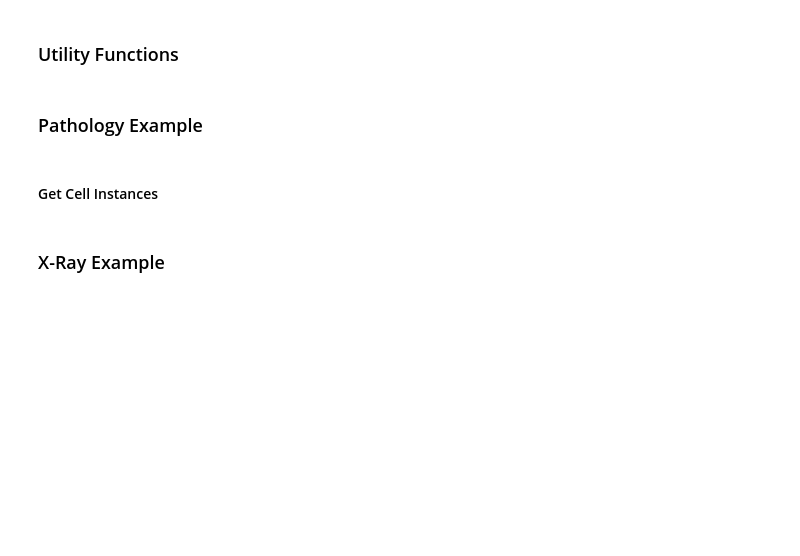
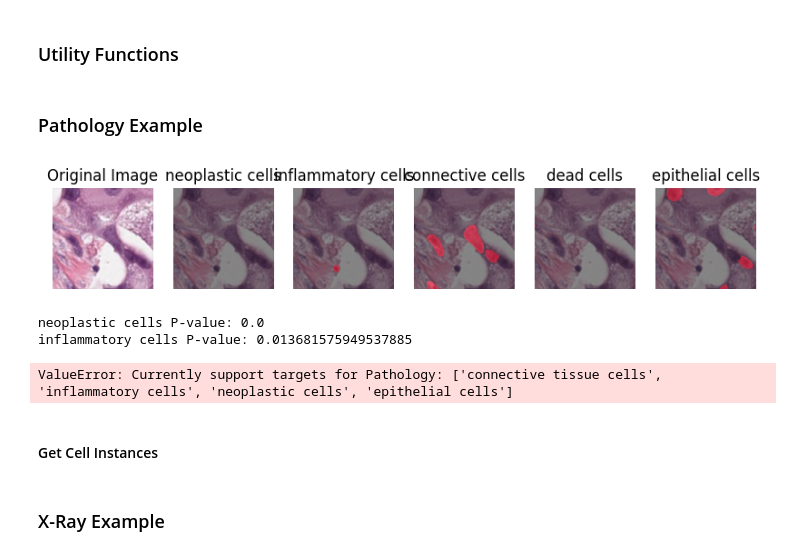
Before and after one commit to onestarYX/BiomedParse, a Jupyter notebook: inference_examples_RGB.ipynb, the cells around one changed output. Drawn from its saved outputs; the diff is of its cells as text; code cells hidden in the pictures; blank space fills up the shorter version.

Commit message:
different prompts matching same mask not allowed anymore; eval_pannuke.py y also added post-processing

```diff
--- a/inference_examples_RGB.ipynb
+++ b/inference_examples_RGB.ipynb
@@ -60,6 +64,7 @@ import json
 import matplotlib.pyplot as plt
 
 from inference_utils.processing_utils import read_rgb
+from inference_utils.output_processing import combine_masks
 
 
 def inference_rgb(file_path, text_prompts):
@@ -67,10 +72,17 @@ def inference_rgb(file_path, text_prompts):
 
     pred_mask = interactive_infer_image(model, Image.fromarray(image), text_prompts)
 
+    prompt_mask = {k: pred_mask[i] for i, k in enumerate(text_prompts)}
+    resolved_mask = combine_masks(prompt_mask)
+
+    new_mask = np.zeros_like(pred_mask).astype(np.uint8)
+    for k, mask in resolved_mask.items():
+        idx = text_prompts.index(k)
+        new_mask[idx] = mask
     # Plot feature over image
-    plot_segmentation_masks(image, pred_mask, text_prompts)
+    plot_segmentation_masks(image, new_mask, text_prompts)
 
-    return image, pred_mask
+    return image, new_mask
 # %% [markdown]
 ### Pathology Example
 # %%
@@ -87,13 +99,18 @@ for i in range(len(pred_mask)):
     print(f'{text_prompt[i]} P-value: {adj_pvalue}')
 # %%
 image_path = '/nfs/turbo/coe-stellayu-extra/yixing/LGCell/datasets/pannuke/Images/1_9.png'
-text_prompt = ['neoplastic cells', 'inflammatory cells', 'connective tissue cells', 'dead cells', 'epithelial cells']
+text_prompt = ['neoplastic cells', 'inflammatory cells', 'connective cells', 'dead cells', 'epithelial cells']
 
 image, pred_mask = inference_rgb(image_path, text_prompt)
 
 for i in range(len(pred_mask)):
     adj_pvalue = check_mask_stats(image, pred_mask[i]*255, 'Pathology', text_prompt[i])
     print(f'{text_prompt[i]} P-value: {adj_pvalue}')
+# %% [output]
+[figure, added]
+neoplastic cells P-value: 0.0
+inflammatory cells P-value: 0.013681575949537885
+ValueError: Currently support targets for Pathology: ['connective tissue cells', 'inflammatory cells', 'neoplastic cells', 'epithelial cells']
 # %% [markdown]
 #### Get Cell Instances
 # %%
```
Also changed, not shown: parts of 2 cells of this notebook, 8 other files.
